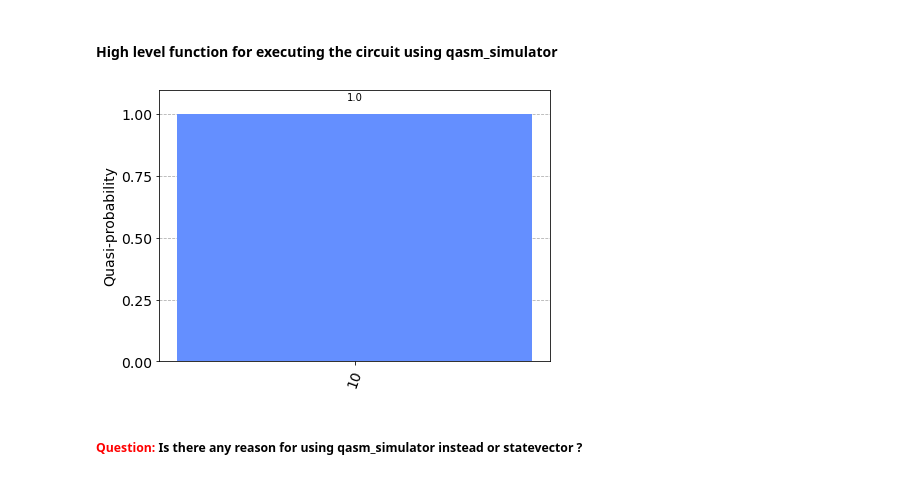
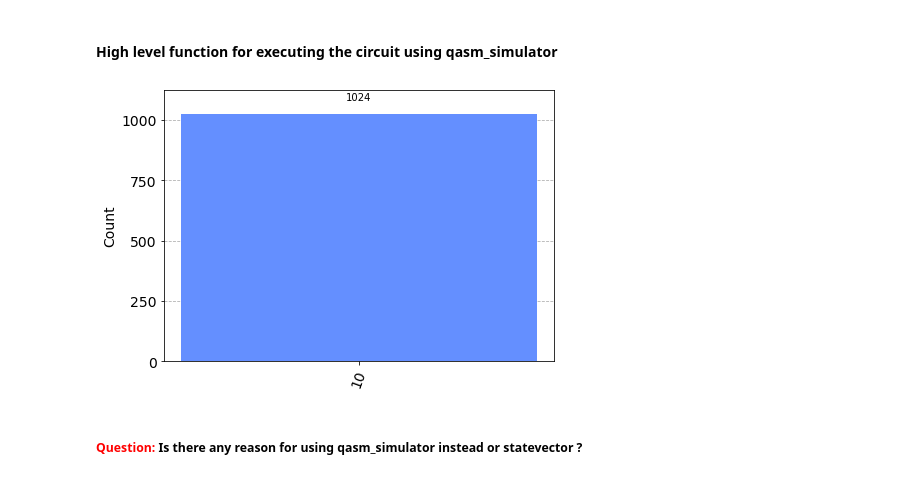
Before and after one commit to andre-sequeira10/concurrency2223, a Jupyter notebook: lecture 1 - Introduction to Quantum Computing using Qiskit/lecture1_introduction.ipynb, the cells around one changed output. Cells and saved outputs as stored; diff of their text form; code cells hidden in the pictures.

```diff
--- a/lecture 1 - Introduction to Quantum Computing using Qiskit/lecture1_introduction.ipynb
+++ b/lecture 1 - Introduction to Quantum Computing using Qiskit/lecture1_introduction.ipynb
@@ -348,7 +379,7 @@ qc.draw(output="mpl")
 # %% [output]
 [figure]
 # %%
-result = execute(qc, qasm_backed, shots=1024).result()
+result = execute(qc, qasm_backed, shots=1000000).result()
 counts = result.get_counts()
 
 plot_distribution(counts)
@@ -372,7 +403,7 @@ def execute_circuit(qc, shots=1024, decimal=False, reversed=False):
     #define backend
     device = Aer.get_backend('qasm_simulator')
     #get counts
-    counts = device.run(qc, shots=shots).result().get_counts()
+    counts = execute(qc, device ,shots=shots).result().get_counts()
 
     if decimal:
         if reversed:
@@ -388,15 +419,18 @@ def execute_circuit(qc, shots=1024, decimal=False, reversed=False):
     return counts
 # %%
 qc = QuantumCircuit(2)
+
 qc.x(0)
 
 qc.measure_all()
 
+#qc.draw(output="mpl")
+
 counts = execute_circuit(qc, reversed=True)
 
-plot_distribution(counts)
+plot_histogram(counts)
 # %% [output]
-[figure, old version]
+[figure, new version]
 # %% [markdown]
 ##### <span style="color: red;">Question:</span> Is there any reason for using qasm_simulator instead or statevector ?
 # %% [markdown]
```
Also changed, not shown: parts of 19 cells of this notebook, 3 other files.
